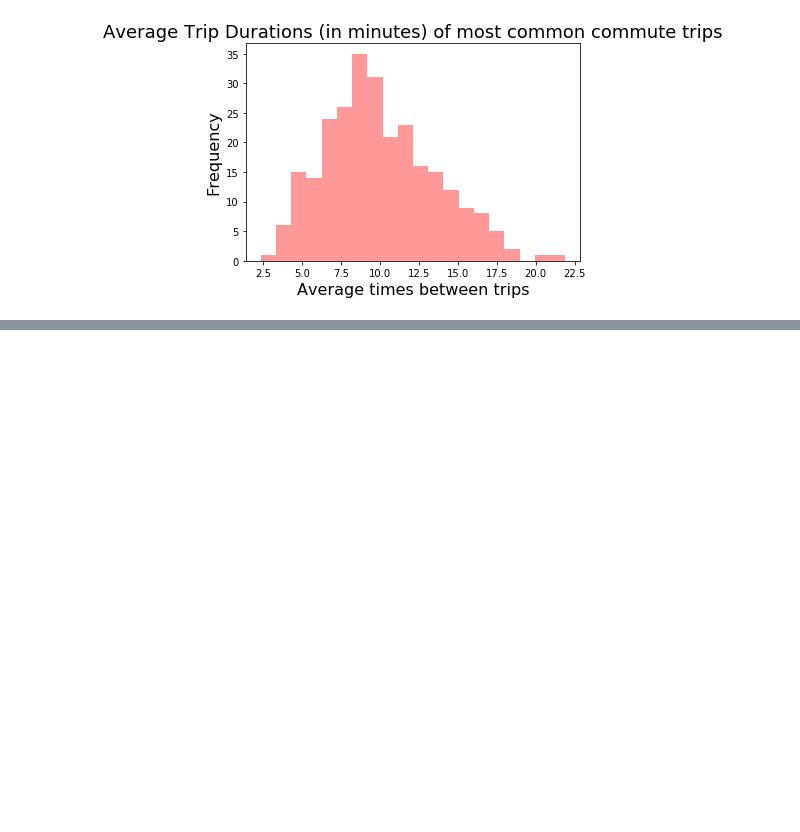
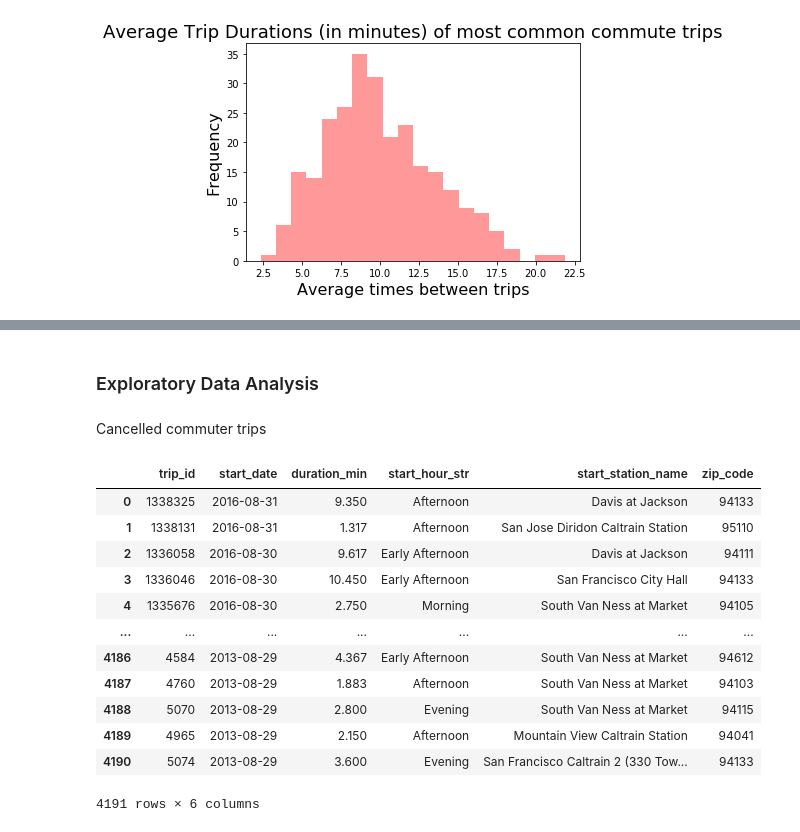
Before and after one commit to vbeohar/Data_Engg-w205, a Jupyter notebook: Project_1.ipynb, the cells around one changed output, grey strips where cells are left out. Drawn from its saved outputs; the diff is of its cells as text; code cells hidden in the pictures; blank space fills up the shorter version.

```diff
--- a/Project_1.ipynb
+++ b/Project_1.ipynb
@@ -124,3 +124,5 @@ df_commute
 | 2 | Harry Bridges Plaza (Ferry Building) | Embarcadero at Sansome | 0.81 | 13.49 | 0.00808 |
 | 3 | Embarcadero at Folsom | San Francisco Caltrain (Townsend ... | 1.05 | 10.91 | 0.00804 |
 | 4 | Harry Bridges Plaza (Ferry Building) | 2nd at Townsend | 1.05 | 9.97 | 0.00802 |
+# %% [markdown]
+### Exploratory Data Analysis
@@ -126,0 +174,2 @@ df_commute
+# %% [markdown]
+Cancelled commuter trips
@@ -126,0 +194,16 @@ df_commute
+# %%
+df_trips_broken_bikes
+# %% [output]
+|  | trip_id | start_date | duration_min | start_hour_str | start_station_name | zip_code |
+| 0 | 1338325 | 2016-08-31 | 9.350 | Afternoon | Davis at Jackson | 94133 |
+| 1 | 1338131 | 2016-08-31 | 1.317 | Afternoon | San Jose Diridon Caltrain Station | 95110 |
+| 2 | 1336058 | 2016-08-30 | 9.617 | Early Afternoon | Davis at Jackson | 94111 |
+| 3 | 1336046 | 2016-08-30 | 10.450 | Early Afternoon | San Francisco City Hall | 94133 |
+| 4 | 1335676 | 2016-08-30 | 2.750 | Morning | South Van Ness at Market | 94105 |
+| ... | ... | ... | ... | ... | ... | ... |
+| 4186 | 4584 | 2013-08-29 | 4.367 | Early Afternoon | South Van Ness at Market | 94612 |
+| 4187 | 4760 | 2013-08-29 | 1.883 | Afternoon | South Van Ness at Market | 94103 |
+| 4188 | 5070 | 2013-08-29 | 2.800 | Evening | South Van Ness at Market | 94115 |
+| 4189 | 4965 | 2013-08-29 | 2.150 | Afternoon | Mountain View Caltrain Station | 94041 |
+| 4190 | 5074 | 2013-08-29 | 3.600 | Evening | San Francisco Caltrain 2 (330 Tow... | 94133 |
+4191 rows × 6 columns
```
Also changed, not shown: parts of 4 cells of this notebook.
